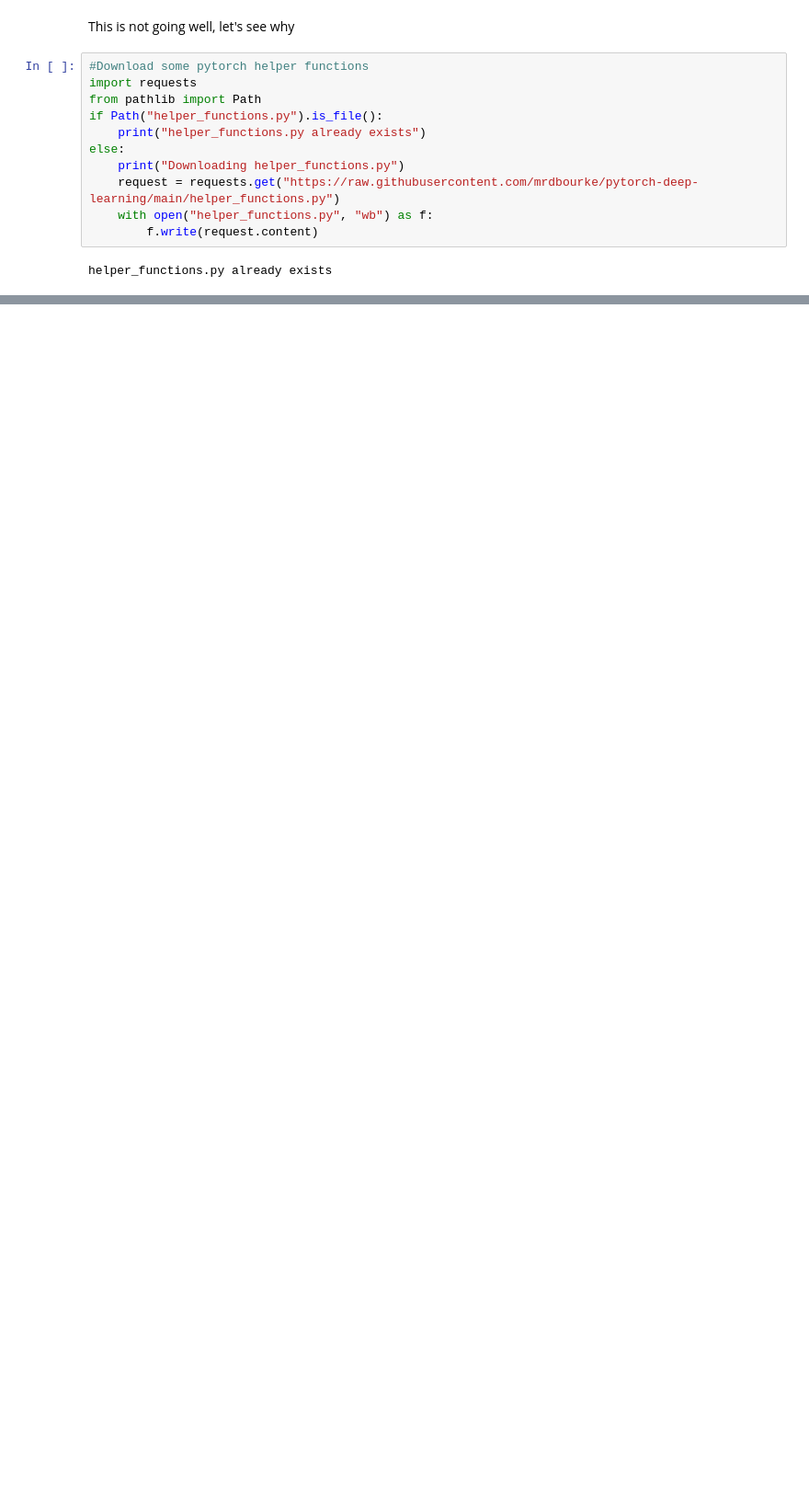
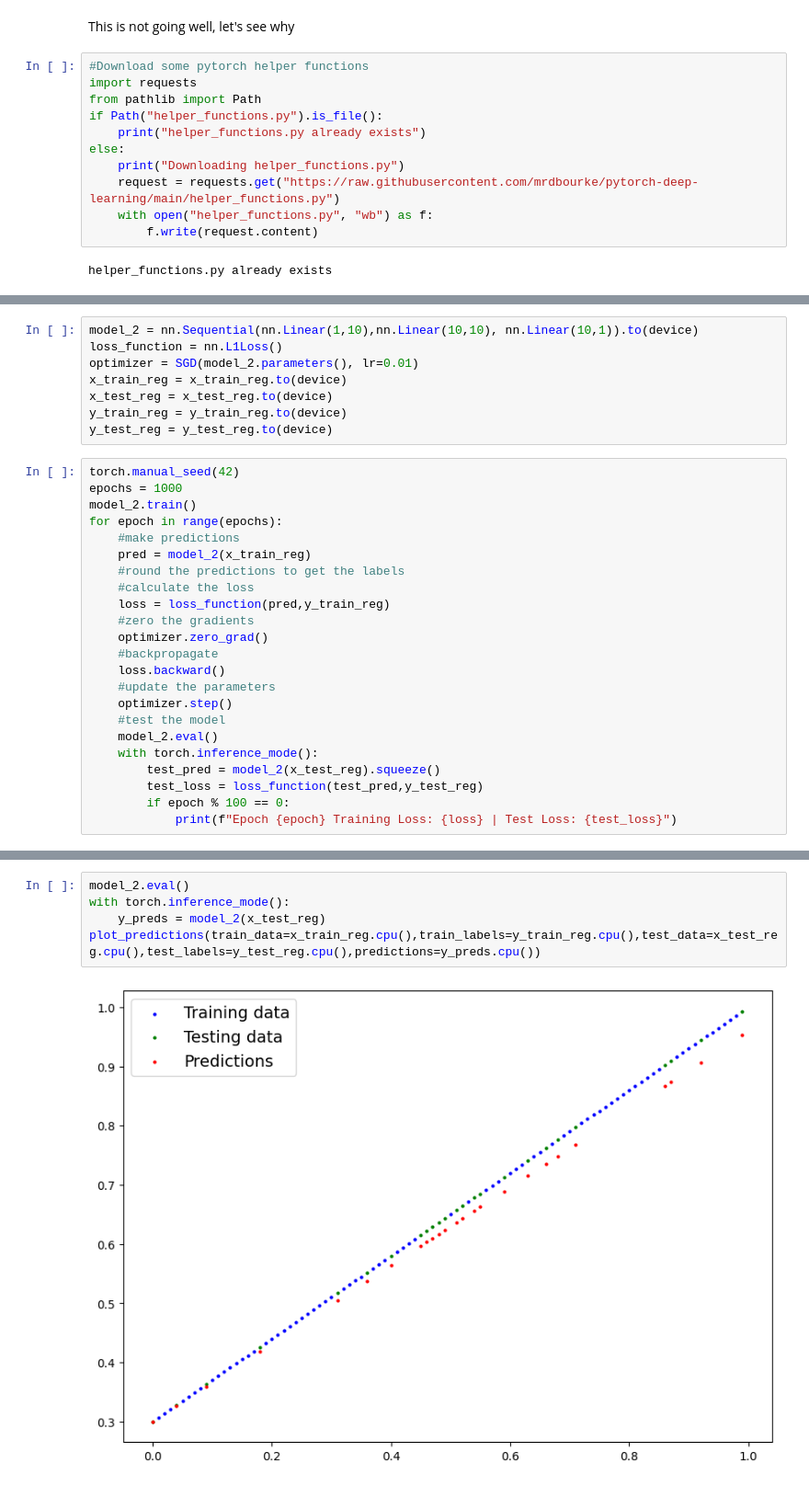
Before and after one commit to JonathanSears1/pytorch-practice, a Jupyter notebook: pytorch-nn.ipynb, the cells around one changed output, grey strips where cells are left out. Shown at 92% size. Saved outputs shown, nothing was run; the diff lists cells and outputs as text; blank space fills up the shorter version.

```diff
--- a/pytorch-nn.ipynb
+++ b/pytorch-nn.ipynb
@@ -179,0 +283,31 @@ Since we only have 1 hidden layer our neural net is creating a linear estimation
+# %%
+model_2 = nn.Sequential(nn.Linear(1,10),nn.Linear(10,10), nn.Linear(10,1)).to(device)
+loss_function = nn.L1Loss()
+optimizer = SGD(model_2.parameters(), lr=0.01)
+x_train_reg = x_train_reg.to(device)
+x_test_reg = x_test_reg.to(device)
+y_train_reg = y_train_reg.to(device)
+y_test_reg = y_test_reg.to(device)
+# %%
+torch.manual_seed(42)
+epochs = 1000
+model_2.train()
+for epoch in range(epochs):
+    #make predictions
+    pred = model_2(x_train_reg)
+    #round the predictions to get the labels
+    #calculate the loss
+    loss = loss_function(pred,y_train_reg)
+    #zero the gradients
+    optimizer.zero_grad()
+    #backpropagate
+    loss.backward()
+    #update the parameters
+    optimizer.step()
+    #test the model
+    model_2.eval()
+    with torch.inference_mode():
+        test_pred = model_2(x_test_reg).squeeze()
+        test_loss = loss_function(test_pred,y_test_reg)
+        if epoch % 100 == 0:
+            print(f"Epoch {epoch} Training Loss: {loss} | Test Loss: {test_loss}")
@@ -179,0 +325,7 @@ Since we only have 1 hidden layer our neural net is creating a linear estimation
+# %%
+model_2.eval()
+with torch.inference_mode():
+    y_preds = model_2(x_test_reg)
+plot_predictions(train_data=x_train_reg.cpu(),train_labels=y_train_reg.cpu(),test_data=x_test_reg.cpu(),test_labels=y_test_reg.cpu(),predictions=y_preds.cpu())
+# %% [output]
+[figure, added]
```
Also changed, not shown: parts of 19 cells of this notebook.
